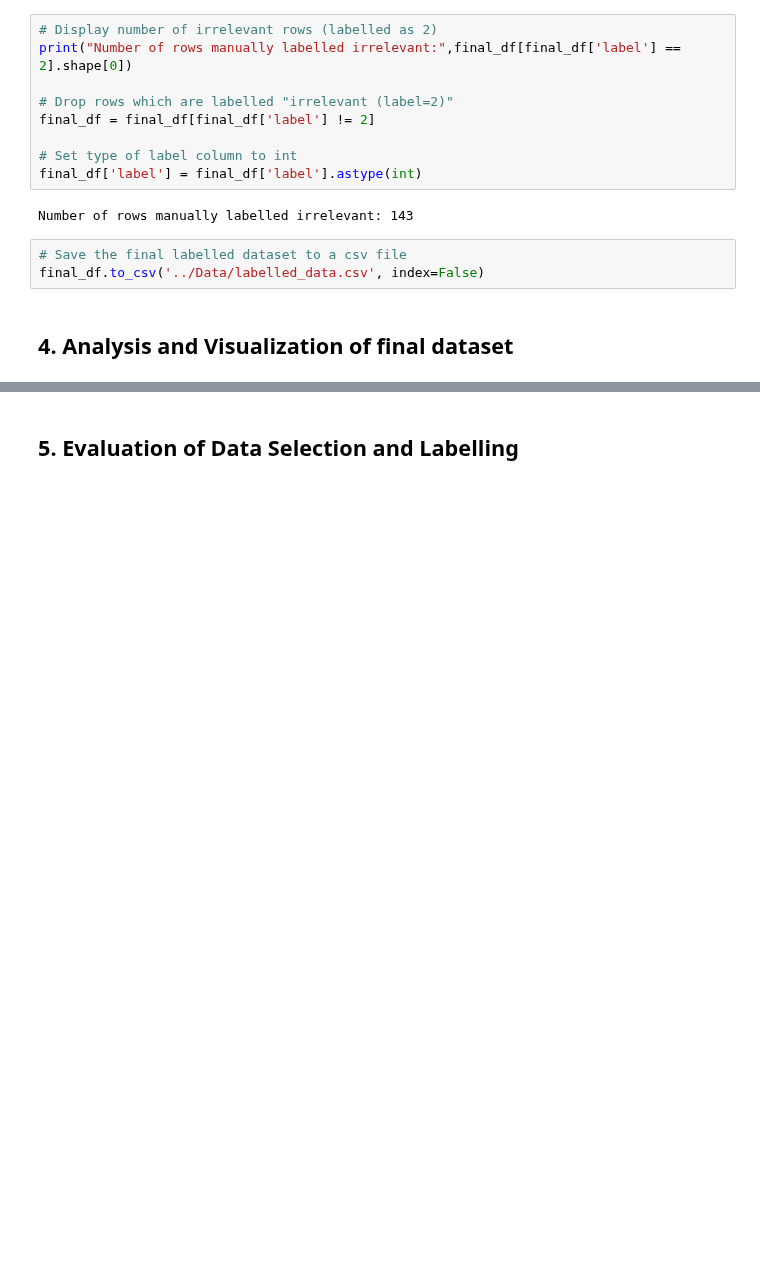
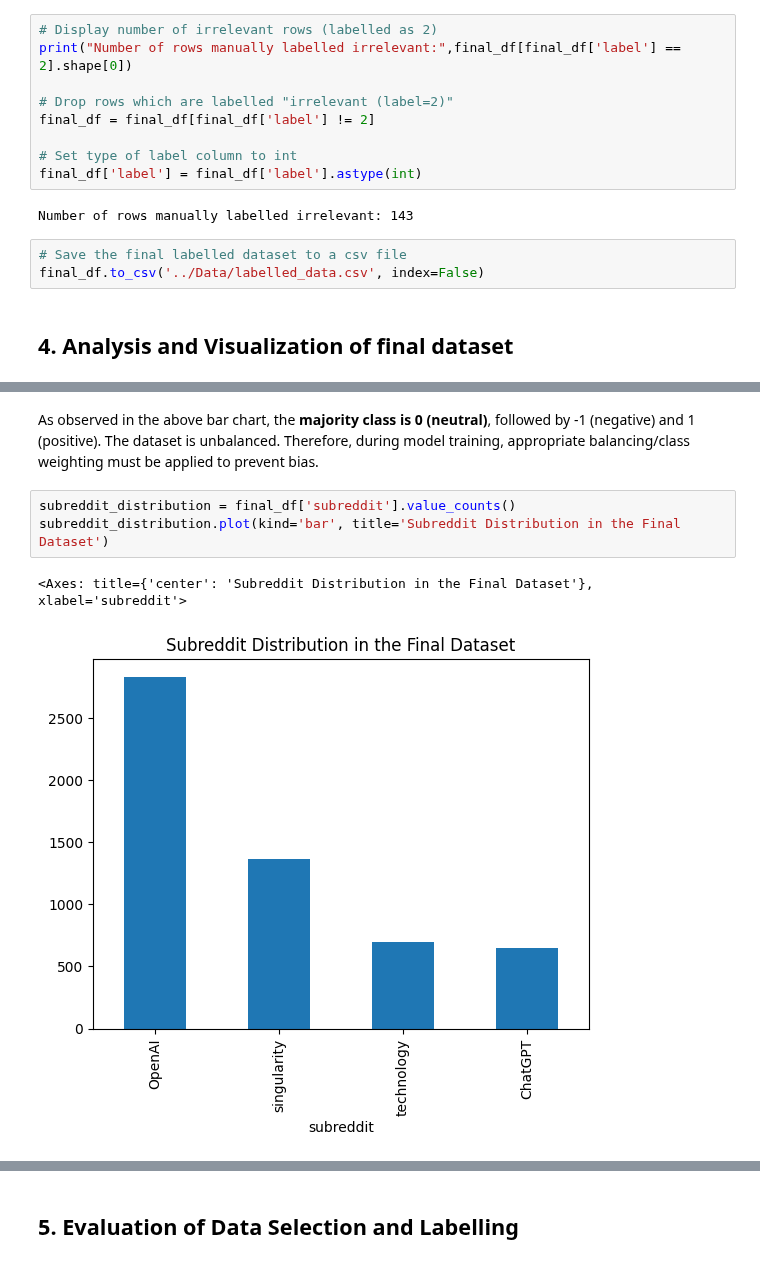
Before and after one commit to ajm2004/OpenAI-Sentiment-Analysis, a Jupyter notebook: Notebooks/labelling_active_learning.ipynb, the cells around one changed output, grey strips where cells are left out. Cells and saved outputs as stored; diff of their text form; blank space fills up the shorter version.

```diff
--- a/Notebooks/labelling_active_learning.ipynb
+++ b/Notebooks/labelling_active_learning.ipynb
@@ -445,0 +474,8 @@ final_df.to_csv('../Data/labelled_data.csv', index=False)
+# %% [markdown]
+As observed in the above bar chart, the **majority class is 0 (neutral)**, followed by -1 (negative) and 1 (positive). The dataset is unbalanced. Therefore, during model training, appropriate balancing/class weighting must be applied to prevent bias.
+# %%
+subreddit_distribution = final_df['subreddit'].value_counts()
+subreddit_distribution.plot(kind='bar', title='Subreddit Distribution in the Final Dataset')
+# %% [output]
+<Axes: title={'center': 'Subreddit Distribution in the Final Dataset'}, xlabel='subreddit'>
+[figure, added]
```
Also changed, not shown: parts of 6 cells of this notebook.
